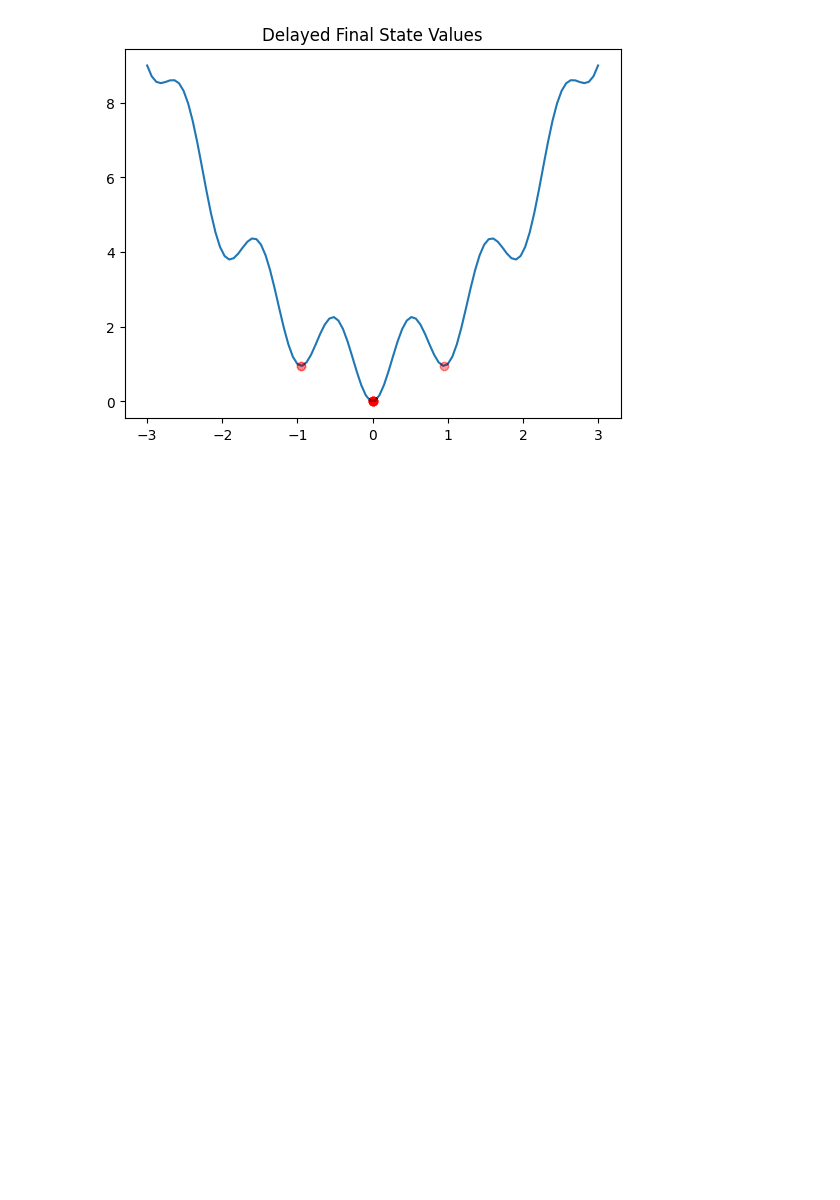
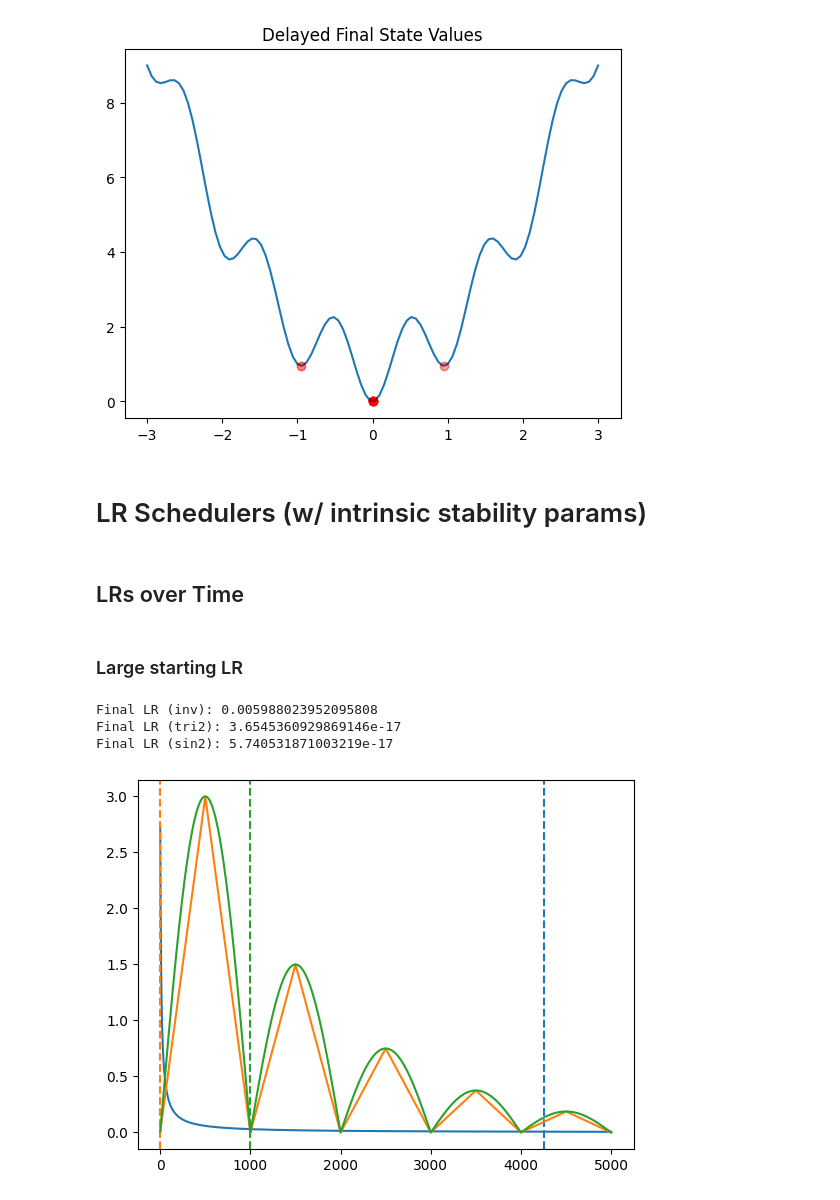
Before and after one commit to ebensonm/delay-optimizer, a Jupyter notebook: DelayEffects/stability.ipynb, the cells around one changed output. Saved outputs shown, nothing was run; the diff lists cells and outputs as text; code cells hidden in the pictures; blank space fills up the shorter version.

Commit message:
Optimization runs with lr schedulers on the stable 1d function

```diff
--- a/DelayEffects/stability.ipynb
+++ b/DelayEffects/stability.ipynb
@@ -292,3 +292,52 @@ plot_final_states(del_data, xlim=xlim)
 [figure]
 [figure]
 [figure]
+# %% [markdown]
+# LR Schedulers (w/ intrinsic stability params)
+# %%
+import math
+
+def get_stable_alpha(epsilon):
+    return 20 * math.sqrt(epsilon) / 9
+# %% [markdown]
+## LRs over Time
+# %%
+maxiter = 5000
+epsilon = 1e-5
+
+stable_lr = get_stable_alpha(epsilon)
+# %% [markdown]
+### Large starting LR
+# %%
+large_lr = 3.
+
+inv = lr_gen.inv(max_lr=large_lr, gamma=.1, p=1)
+tri2 = lr_gen.tri_2(max_lr=large_lr, min_lr=0, step_size=500)
+sin2 = lr_gen.sin_2(max_lr=large_lr, min_lr=0, step_size=500)
+
+inv_seq = np.array([next(inv) for _ in range(maxiter)])
+plt.plot(inv_seq, color='C0')
+inv_stable = inv_seq < stable_lr
+if any(inv_stable):
+    plt.axvline(np.argwhere(inv_stable)[0], color='C0', linestyle='--')
+
+tri2_seq = np.array([next(tri2) for _ in range(maxiter)])
+plt.plot(tri2_seq, color='C1')
+tri2_stable = tri2_seq < stable_lr
+if any(tri2_stable):
+    plt.axvline(np.argwhere(tri2_stable)[0], color='C1', linestyle='--')
+
+sin2_seq = np.array([next(sin2) for _ in range(maxiter)])
+plt.plot(sin2_seq, color='C2')
+sin2_stable = sin2_seq < stable_lr
+if any(sin2_stable):
+    plt.axvline(np.argwhere(sin2_stable)[0], color='C2', linestyle='--')
+
+print("Final LR (inv):", inv_seq[-1])
+print("Final LR (tri2):", tri2_seq[-1])
+print("Final LR (sin2):", sin2_seq[-1])
+# %% [output]
+Final LR (inv): 0.005988023952095808
+Final LR (tri2): 3.6545360929869146e-17
+Final LR (sin2): 5.740531871003219e-17
+[figure, added]
```
Also changed, not shown: parts of 52 cells of this notebook, 2 other files.
